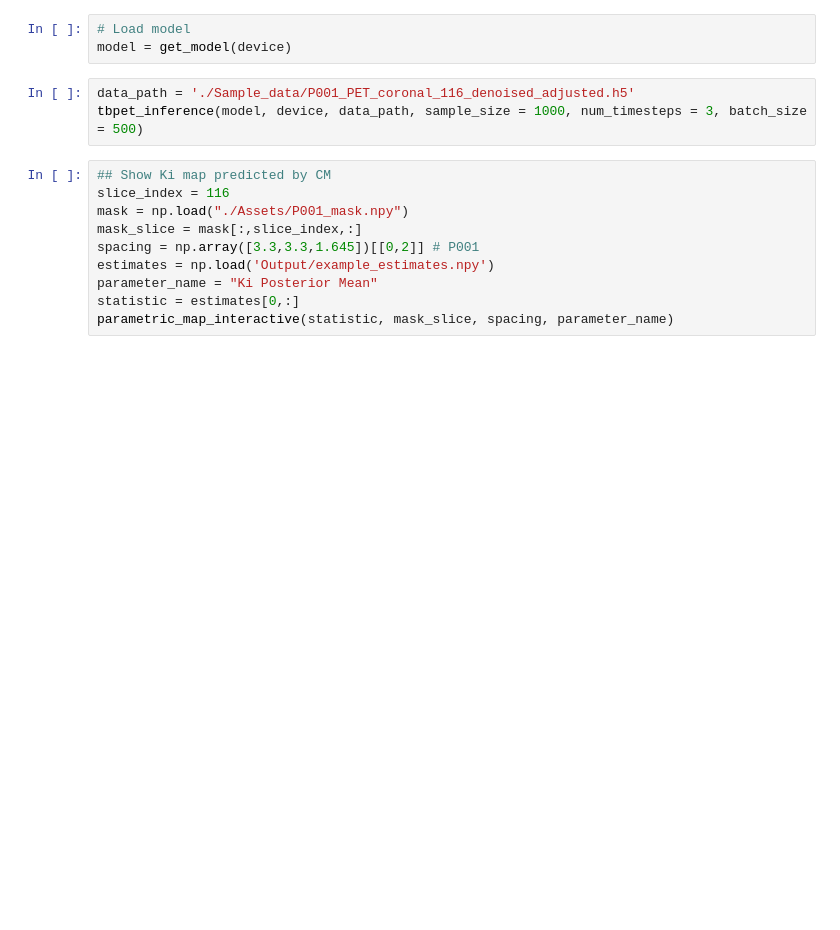
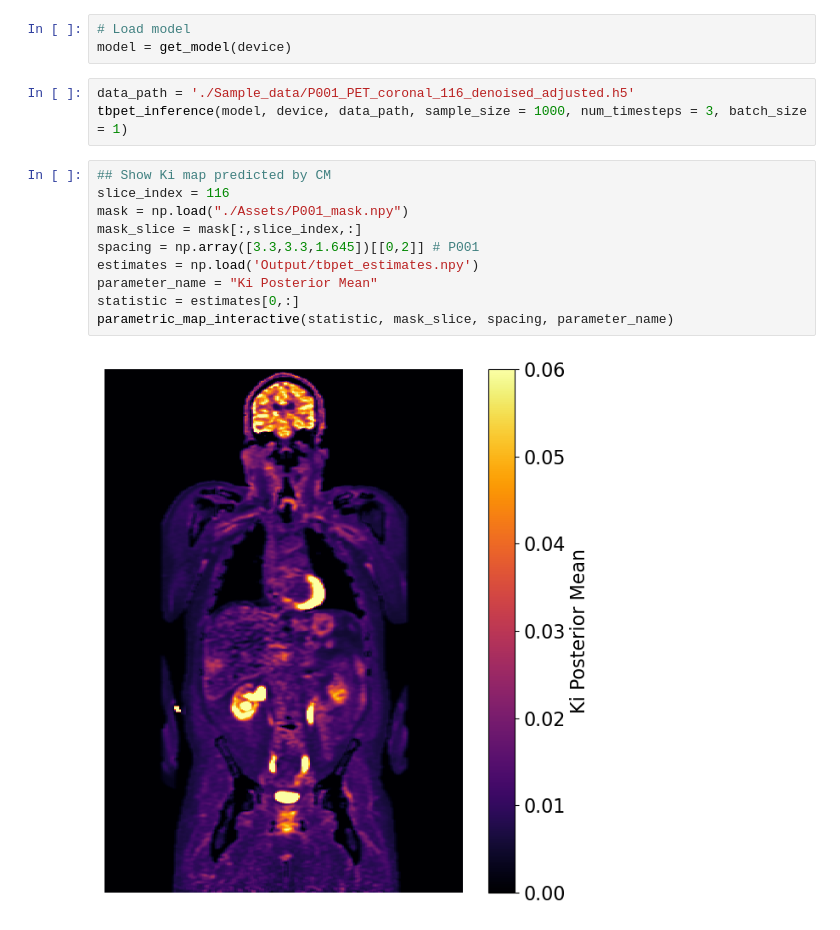
Before and after one commit to yundumbledore/PET-TRACER, a Jupyter notebook: Total_body_parametric_imaging_demo.ipynb, the cells around one changed output. Saved outputs shown, nothing was run; the diff lists cells and outputs as text; blank space fills up the shorter version.

```diff
--- a/Total_body_parametric_imaging_demo.ipynb
+++ b/Total_body_parametric_imaging_demo.ipynb
@@ -10,14 +12,16 @@ print(device)
 model = get_model(device)
 # %%
 data_path = './Sample_data/P001_PET_coronal_116_denoised_adjusted.h5'
-tbpet_inference(model, device, data_path, sample_size = 1000, num_timesteps = 3, batch_size = 500)
+tbpet_inference(model, device, data_path, sample_size = 1000, num_timesteps = 3, batch_size = 1)
 # %%
 ## Show Ki map predicted by CM
 slice_index = 116
 mask = np.load("./Assets/P001_mask.npy")
 mask_slice = mask[:,slice_index,:]
 spacing = np.array([3.3,3.3,1.645])[[0,2]] # P001
-estimates = np.load('Output/example_estimates.npy')
+estimates = np.load('Output/tbpet_estimates.npy')
 parameter_name = "Ki Posterior Mean"
 statistic = estimates[0,:]
 parametric_map_interactive(statistic, mask_slice, spacing, parameter_name)
+# %% [output]
+[figure, added]
```
Also changed, not shown: parts of 1 cell of this notebook, 4 other files.
